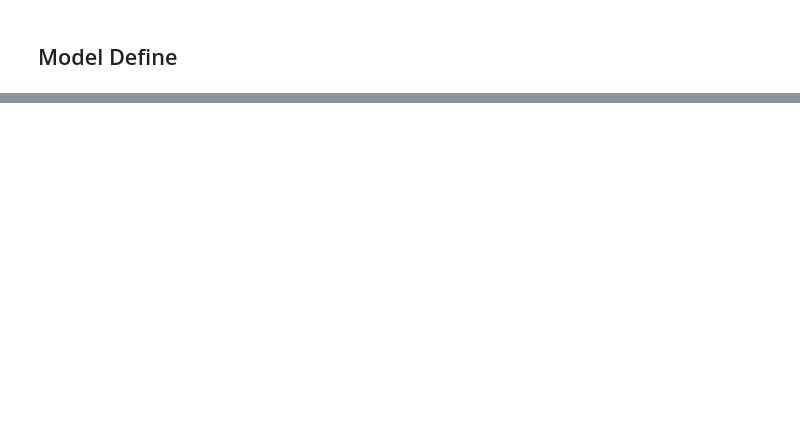
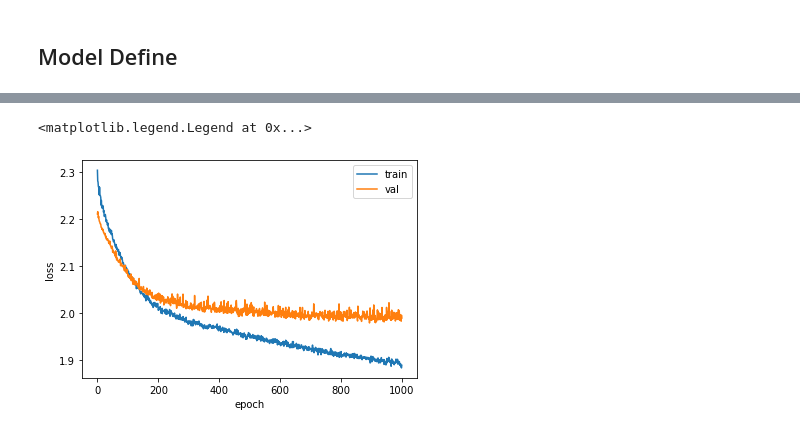
Before and after one commit to AyutoUeda/research, a Jupyter notebook: 30droplets/30droplets.ipynb, the cells around one changed output, grey strips where cells are left out. Saved outputs shown, nothing was run; the diff lists cells and outputs as text; code cells hidden in the pictures; blank space fills up the shorter version.

Commit message:
add model and train the model

```diff
--- a/30droplets/30droplets.ipynb
+++ b/30droplets/30droplets.ipynb
@@ -88,3 +88,8 @@ data_d_and_angle[:, 1::4] /= 360
+# %%
+# 距離を正規化
+data_d_and_angle[:, ::4] /= 6
+# 角度による標準化
+data_d_and_angle[:, 1::4] /= 360
 # %%
 data_d_and_angle[0]
 # %% [output]
@@ -97,0 +218,29 @@ array([ 2.75071688e+00,  3.41652593e-01,  2.04618994e-02, -2.00056306e-02,
+# %%
+# インスタンス化
+net = Net(n_nearest_neighbors=4)
+
+# 損失関数の設定
+criterion = nn.CrossEntropyLoss()
+
+# 最適化手法の選択
+optimizer = torch.optim.SGD(net.parameters(), lr=0.001)
+
+epochs = 1000
+
+device = torch.device("cuda:0" if torch.cuda.is_available() else "cpu")
+# %%
+loss = {
+    "train": [],
+    "val": []
+}
+
+for i in range(epochs):
+    train_loss, train_acc = train(net, train_loader, criterion, optimizer, device)
+    val_loss, val_acc = evaluate(net, val_loader, criterion, device)
+
+    loss["train"].append(train_loss)
+    loss["val"].append(val_loss)
+
+    if i == 0 or (i+1) % 100 == 0:
+        print("epoch: {:>3}, train_loss: {:.4f}, train_acc: {:.2f}%, val_loss: {:.4f}, val_acc: {:.2f}%".format(
+            i+1, train_loss, train_acc, val_loss, val_acc))
@@ -97,0 +259,9 @@ array([ 2.75071688e+00,  3.41652593e-01,  2.04618994e-02, -2.00056306e-02,
+# %%
+plt.plot(range(epochs), loss["train"], label="train")
+plt.plot(range(epochs), loss["val"], label="val")
+plt.xlabel("epoch")
+plt.ylabel("loss")
+plt.legend()
+# %% [output]
+<matplotlib.legend.Legend at 0x...>
+[figure, added]
```
Also changed, not shown: parts of 16 cells of this notebook.
